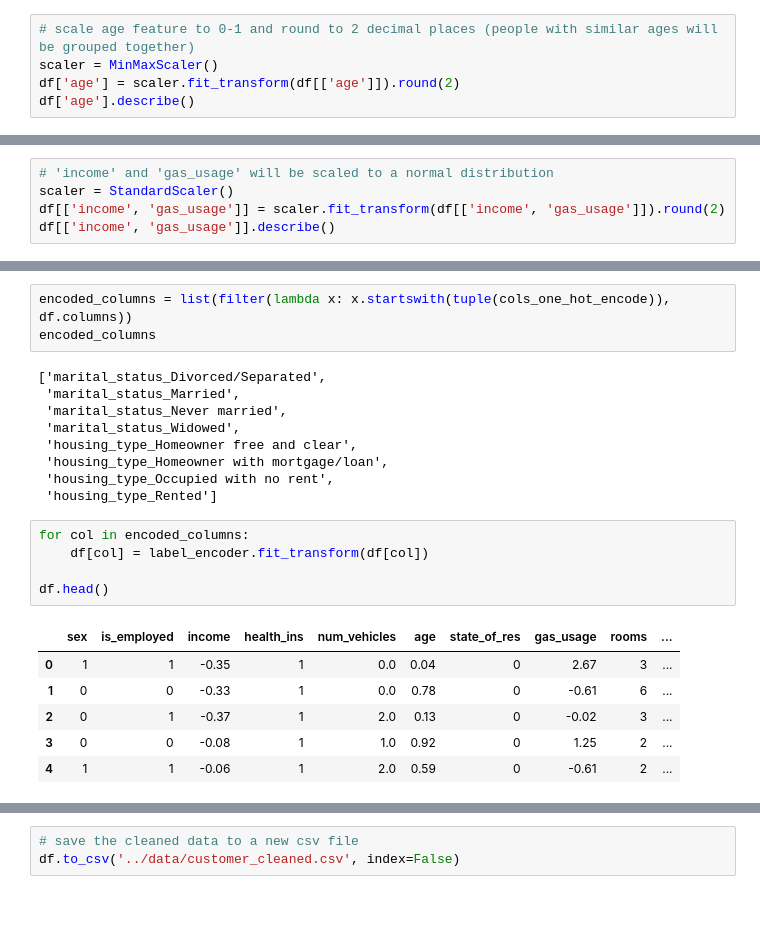
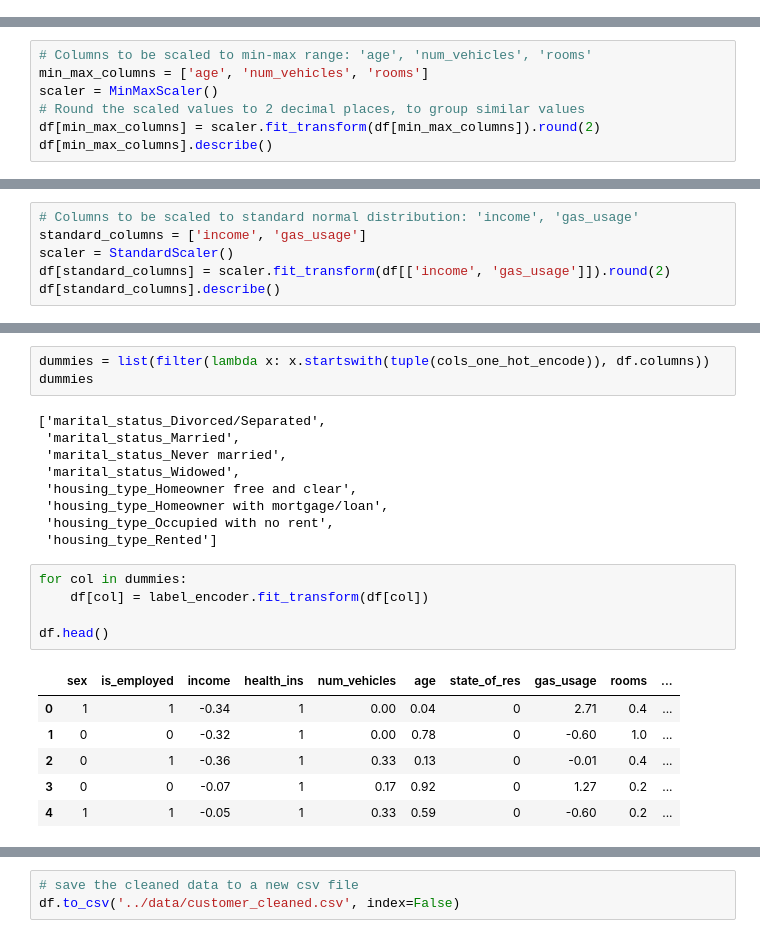
Before and after one commit to Adriano-7/feup-icd-project, a Jupyter notebook: src/2-data-preprocessing.ipynb, the cells around one changed output, grey strips where cells are left out. Cells and saved outputs as stored; diff of their text form; blank space fills up the shorter version.

```diff
--- a/src/2-data-preprocessing.ipynb
+++ b/src/2-data-preprocessing.ipynb
@@ -111,5 +150,0 @@ Max age: 99 | Min age: 21
-# %%
-# scale age feature to 0-1 and round to 2 decimal places (people with similar ages will be grouped together)
-scaler = MinMaxScaler()
-df['age'] = scaler.fit_transform(df[['age']]).round(2)
-df['age'].describe()
@@ -125,0 +151,7 @@ Name: age, dtype: float64
+# %%
+# Columns to be scaled to min-max range: 'age', 'num_vehicles', 'rooms'
+min_max_columns = ['age', 'num_vehicles', 'rooms']
+scaler = MinMaxScaler()
+# Round the scaled values to 2 decimal places, to group similar values
+df[min_max_columns] = scaler.fit_transform(df[min_max_columns]).round(2)
+df[min_max_columns].describe()
@@ -126,7 +168,8 @@ Name: age, dtype: float64
 # %%
-# 'income' and 'gas_usage' will be scaled to a normal distribution
+# Columns to be scaled to standard normal distribution: 'income', 'gas_usage'
+standard_columns = ['income', 'gas_usage']
 scaler = StandardScaler()
-df[['income', 'gas_usage']] = scaler.fit_transform(df[['income', 'gas_usage']]).round(2)
-df[['income', 'gas_usage']].describe()
+df[standard_columns] = scaler.fit_transform(df[['income', 'gas_usage']]).round(2)
+df[standard_columns].describe()
 # %% [output]
 |  | income | gas_usage |
@@ -191,6 +227,6 @@ df.head()
 # %%
-encoded_columns = list(filter(lambda x: x.startswith(tuple(cols_one_hot_encode)), df.columns))
-encoded_columns
+dummies = list(filter(lambda x: x.startswith(tuple(cols_one_hot_encode)), df.columns))
+dummies
 # %% [output]
 ['marital_status_Divorced/Separated',
  'marital_status_Married',
@@ -201,14 +237,14 @@ encoded_columns
  'housing_type_Occupied with no rent',
  'housing_type_Rented']
 # %%
-for col in encoded_columns:
+for col in dummies:
     df[col] = label_encoder.fit_transform(df[col])
 
 df.head()
 # %% [output]
 |  | sex | is_employed | income | health_ins | num_vehicles | age | state_of_res | gas_usage | rooms | ... |
-| 0 | 1 | 1 | -0.35 | 1 | 0.0 | 0.04 | 0 | 2.67 | 3 | ... |
-| 1 | 0 | 0 | -0.33 | 1 | 0.0 | 0.78 | 0 | -0.61 | 6 | ... |
-| 2 | 0 | 1 | -0.37 | 1 | 2.0 | 0.13 | 0 | -0.02 | 3 | ... |
-| 3 | 0 | 0 | -0.08 | 1 | 1.0 | 0.92 | 0 | 1.25 | 2 | ... |
-| 4 | 1 | 1 | -0.06 | 1 | 2.0 | 0.59 | 0 | -0.61 | 2 | ... |
+| 0 | 1 | 1 | -0.34 | 1 | 0.00 | 0.04 | 0 | 2.71 | 0.4 | ... |
+| 1 | 0 | 0 | -0.32 | 1 | 0.00 | 0.78 | 0 | -0.60 | 1.0 | ... |
+| 2 | 0 | 1 | -0.36 | 1 | 0.33 | 0.13 | 0 | -0.01 | 0.4 | ... |
+| 3 | 0 | 0 | -0.07 | 1 | 0.17 | 0.92 | 0 | 1.27 | 0.2 | ... |
+| 4 | 1 | 1 | -0.05 | 1 | 0.33 | 0.59 | 0 | -0.60 | 0.2 | ... |
```
Also changed, not shown: parts of 24 cells of this notebook, 11 other files.
